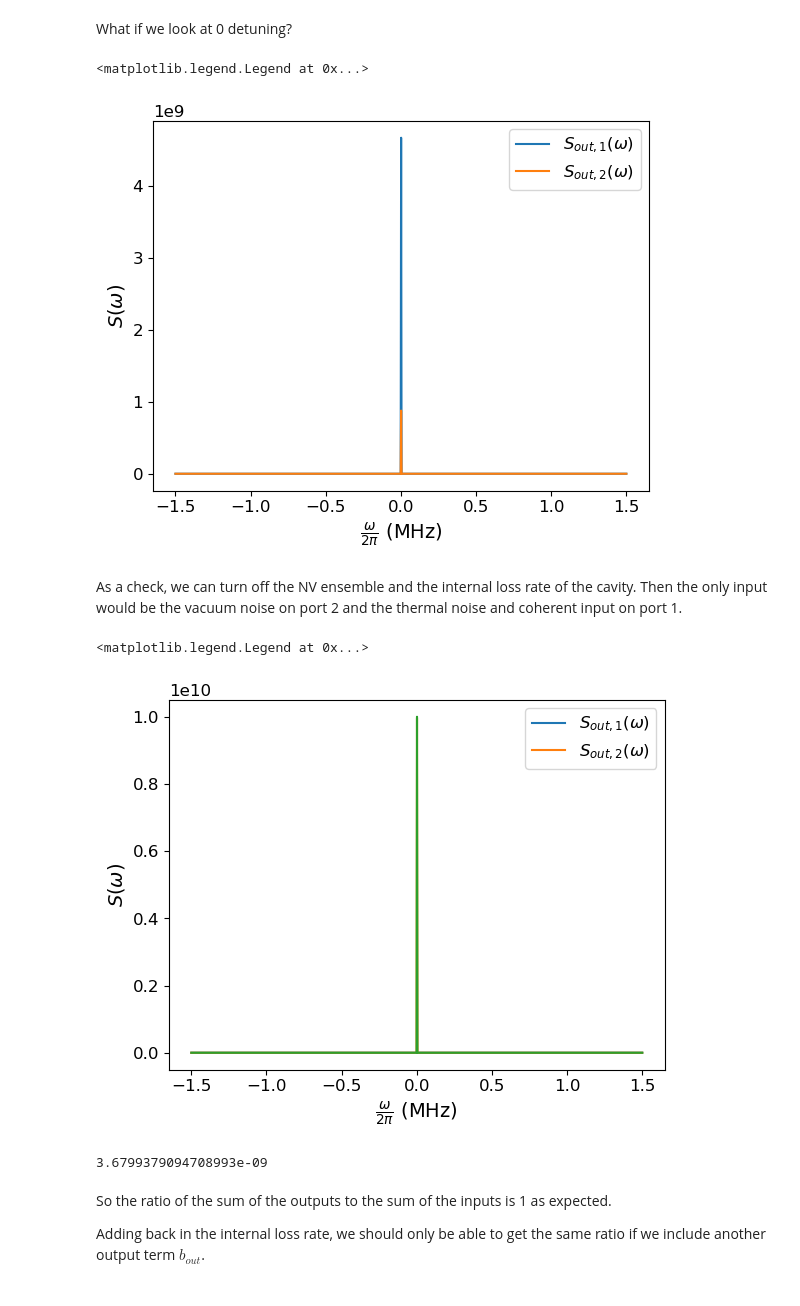
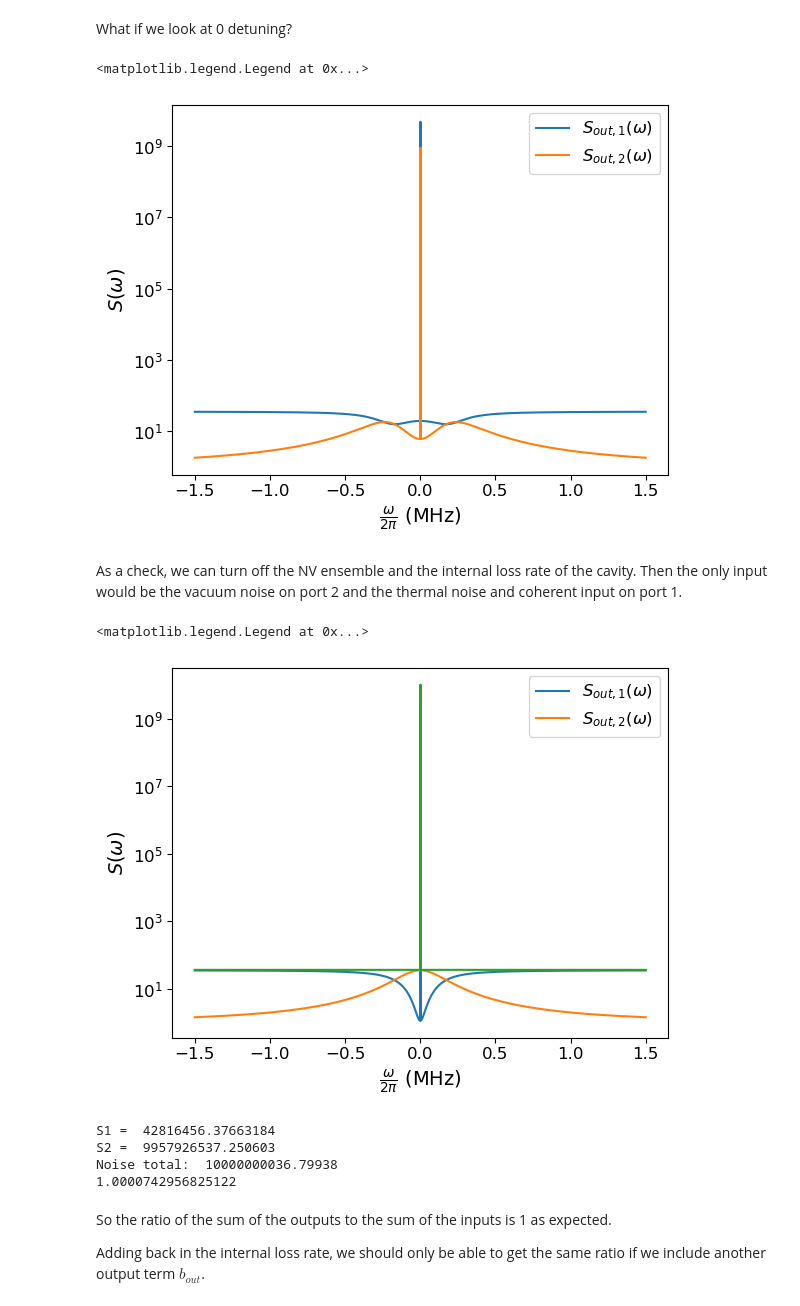
Before and after one commit to jleamer/mode_cooling, a Jupyter notebook: attenuation.ipynb, the cells around one changed output. Drawn from its saved outputs; the diff is of its cells as text; code cells hidden in the pictures.

```diff
--- a/attenuation.ipynb
+++ b/attenuation.ipynb
@@ -55,7 +55,9 @@ def output_spectrum_a(ω, κ, γ, ϕ, r, g, Δ, nT, nc, β, Sϕ=0):
     # Define the second term
     snd_term_num = np.abs(((κ - γ - ϕ) / 2 + 1j * (ω - Δ)) * (r / 2 - 1j * ω) - g ** 2) ** 2
     snd_term_den = np.abs(((κ + γ + ϕ) / 2 - 1j * (ω - Δ)) * (r / 2 - 1j * ω) + g ** 2) ** 2
-    snd_term = snd_term_num / snd_term_den * (np.abs(β) ** 2 * signal.unit_impulse(ω.shape[0], 'mid') + Sϕ)
+    βs = np.zeros(ω.shape[0])
+    βs[int(ω.shape[0] / 2)] = np.abs(β) ** 2
+    snd_term = snd_term_num / snd_term_den * (βs + Sϕ)
 
     # return
     return num / den + snd_term
@@ -87,7 +89,9 @@ def output_spectrum_e(ω, κ, γ, ϕ, r, g, Δ, nT, nc, β, Sϕ=0):
     # Define the second term
     snd_term_num = ϕ * κ * r ** 2
     snd_term_den = 4 * np.abs(((κ + γ + ϕ) / 2 - 1j * (ω - Δ)) * (r / 2 - 1j * ω) + g ** 2) ** 2
-    snd_term = snd_term_num / snd_term_den * (np.abs(β) ** 2 * signal.unit_impulse(ω.shape[0], 'mid') + Sϕ)
+    βs = np.zeros(ω.shape[0])
+    βs[int(ω.shape[0] / 2)] = np.abs(β) ** 2
+    snd_term = snd_term_num / snd_term_den * (βs + Sϕ)
 
     # return
     return num / den + snd_term
@@ -242,13 +250,14 @@ test = output_spectrum_e(ω, κ, γ, ϕ, r, g, 0, nT, nc, 0)
 # %%
 # Plot the results
 plt.plot(ω / (2 * np.pi * 1e6), output_1, label='$S_{out,1}(\\omega)$')
 plt.plot(ω / (2 * np.pi * 1e6), output_2, label='$S_{out,2}(\\omega)$')
 plt.xlabel("$\\frac{\\omega}{2\\pi}$ (MHz)")
 plt.ylabel("$S(\\omega)$")
+plt.yscale('log')
 plt.legend()
 # %% [output]
 <matplotlib.legend.Legend at 0x...>
-[figure, old version]
+[figure, new version]
 # %% [markdown]
 As a check, we can turn off the NV ensemble and the internal loss rate of the cavity.  Then the only input would be the vacuum noise on port 2 and the thermal noise and coherent input on port 1.
 # %%
@@ -262,14 +271,21 @@ plt.plot(ω / (2 * np.pi * 1e6), output_2, label='$S_{out,2}(\\omega)$')
 plt.plot(ω / (2 * np.pi * 1e6), output_1 + output_2)
 plt.xlabel("$\\frac{\\omega}{2\\pi}$ (MHz)")
 plt.ylabel("$S(\\omega)$")
+plt.yscale('log')
 plt.legend()
 # %% [output]
 <matplotlib.legend.Legend at 0x...>
-[figure, old version]
+[figure, new version]
 # %%
-(output_1 + output_2)[0] / (nT + 1 + np.abs(β) ** 2)
+print("S1 = ", output_1[int(ω.shape[0] / 2)])
+print("S2 = ", output_2[int(ω.shape[0] / 2)])
+print("Noise total: ", nT + 1 + np.abs(β) ** 2)
+print((output_1 + output_2)[int(ω.shape[0] / 2)] / (nT + 1 + np.abs(β) ** 2))
 # %% [output]
-3.6799379094708993e-09
+S1 =  42816456.37663184
+S2 =  9957926537.250603
+Noise total:  10000000036.79938
+1.0000742956825122
 # %% [markdown]
 So the ratio of the sum of the outputs to the sum of the inputs is 1 as expected.
 
```
Also changed, not shown: parts of 18 cells of this notebook, 1 other file.
